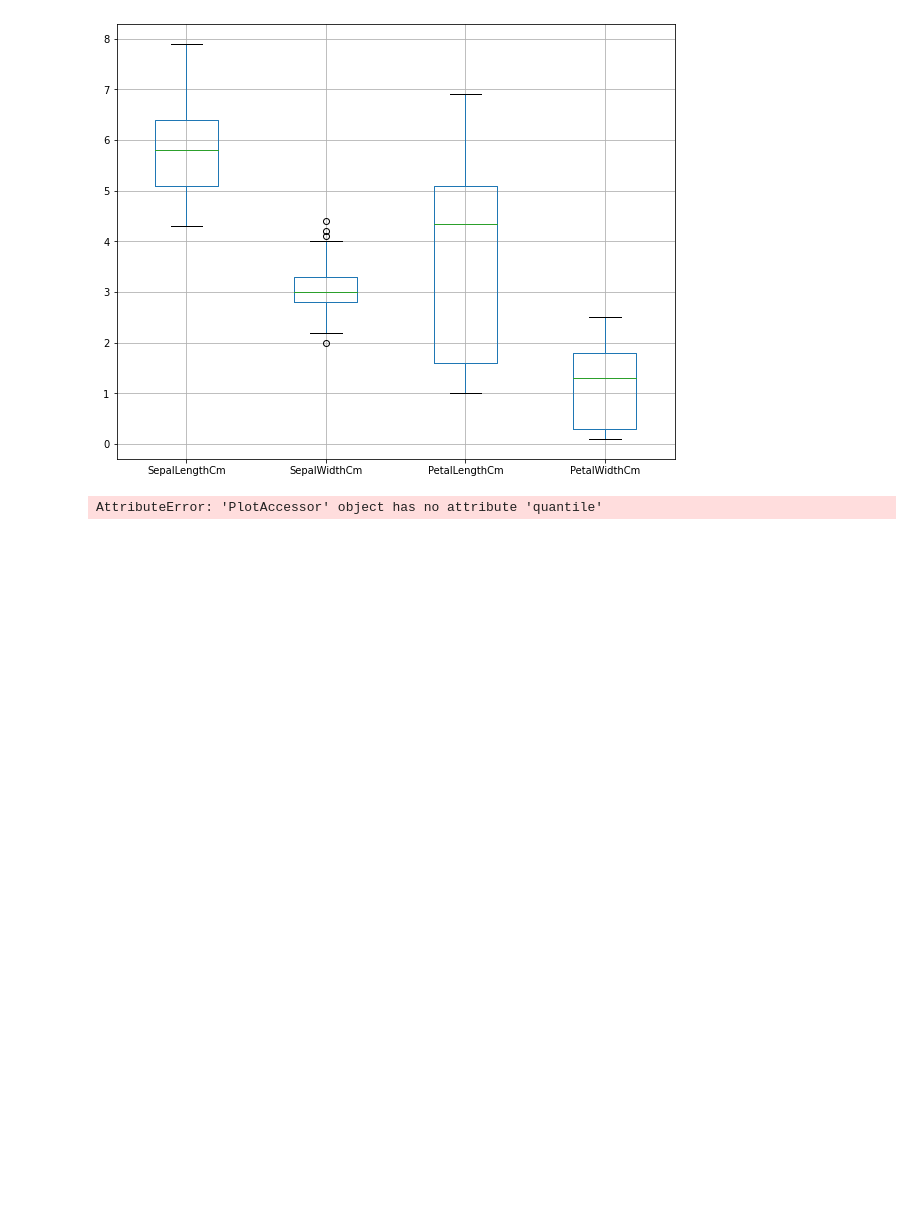
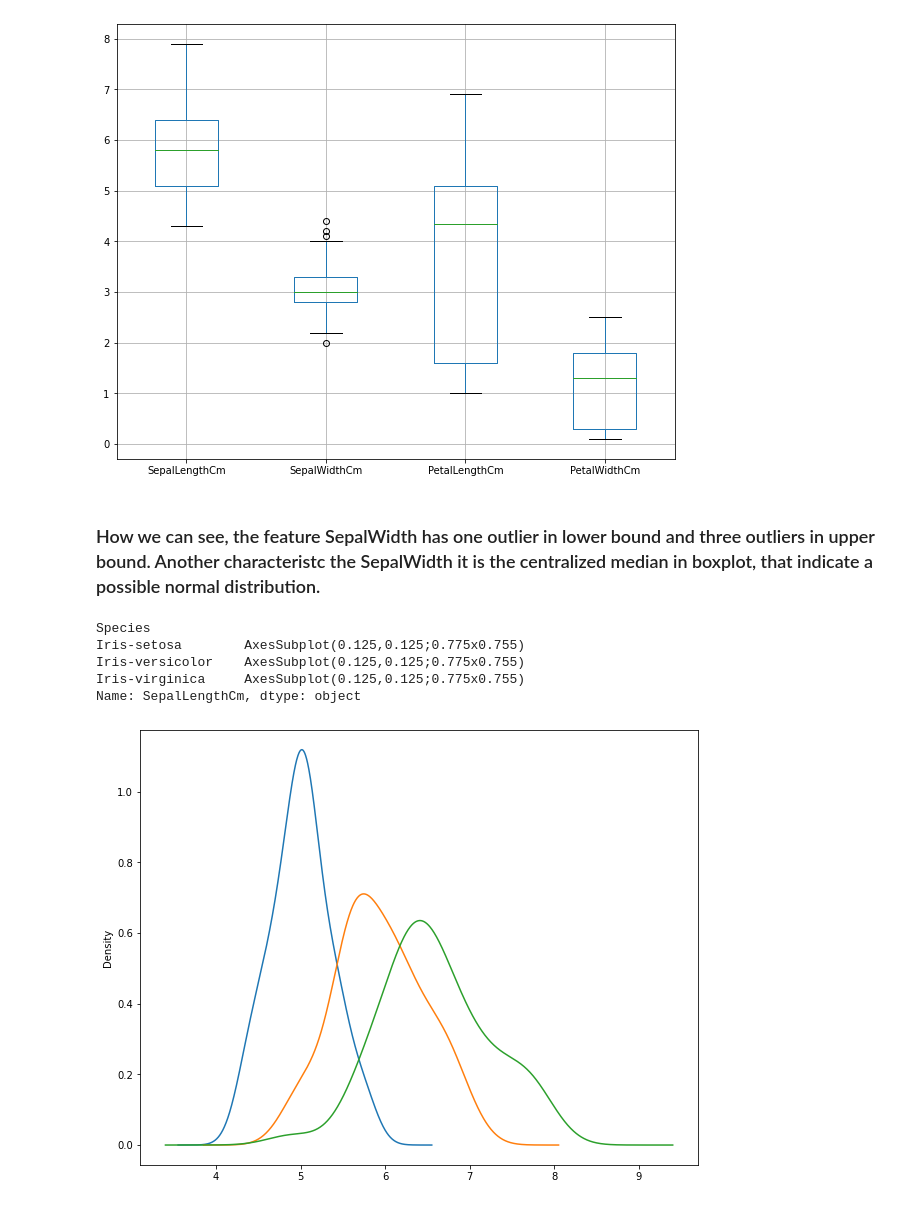
Before and after one commit to egbertocaetano/kaggle, a Jupyter notebook: iris_dataset/iris_dataset.ipynb, the cells around one changed output. Drawn from its saved outputs; the diff is of its cells as text; code cells hidden in the pictures; blank space fills up the shorter version.

```diff
--- a/iris_dataset/iris_dataset.ipynb
+++ b/iris_dataset/iris_dataset.ipynb
@@ -67,7 +67,15 @@ df[['SepalLengthCm', 'SepalWidthCm', 'PetalLengthCm', 'PetalWidthCm']].boxplot(f
 # %% [output]
 <AxesSubplot:>
 [figure]
-# %%
-df[['SepalLengthCm', 'SepalWidthCm', 'PetalLengthCm', 'PetalWidthCm']].plot.quantile()
-# %% [output]
-AttributeError: 'PlotAccessor' object has no attribute 'quantile'
+# %% [markdown]
+### How we can see, the feature SepalWidth has one outlier in lower bound and three outliers in upper bound. Another characteristc the SepalWidth it is the centralized median in boxplot, that indicate a possible normal distribution.
+# %%
+grouped_df = df.groupby(['Species'])
+grouped_df['SepalLengthCm'].plot.kde(figsize=(10,8))
+# %% [output]
+Species
+Iris-setosa        AxesSubplot(0.125,0.125;0.775x0.755)
+Iris-versicolor    AxesSubplot(0.125,0.125;0.775x0.755)
+Iris-virginica     AxesSubplot(0.125,0.125;0.775x0.755)
+Name: SepalLengthCm, dtype: object
+[figure, added]
```
Also changed, not shown: parts of 3 cells of this notebook.
